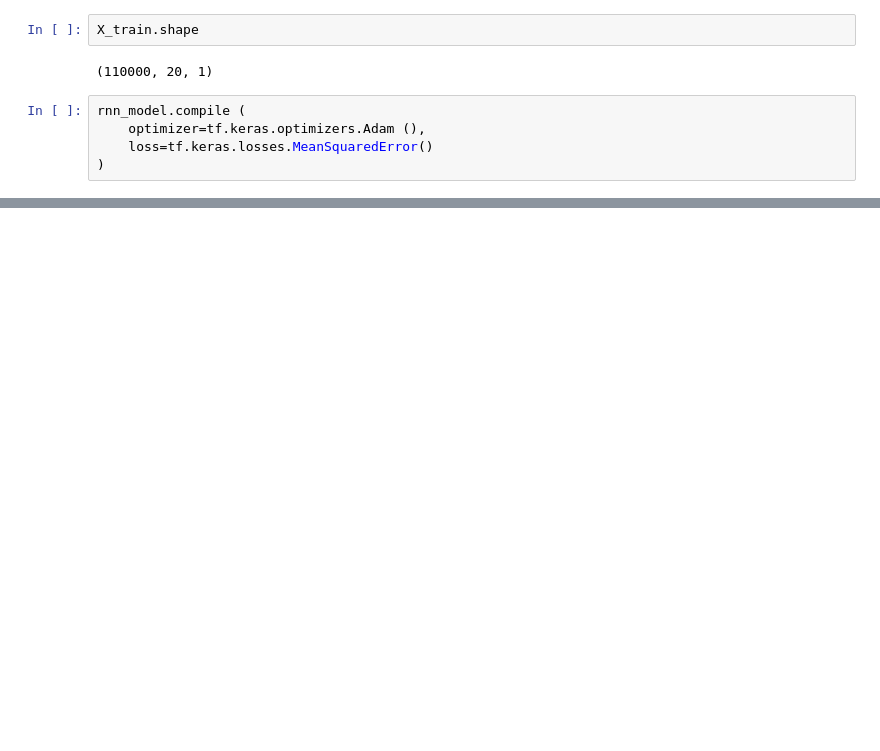
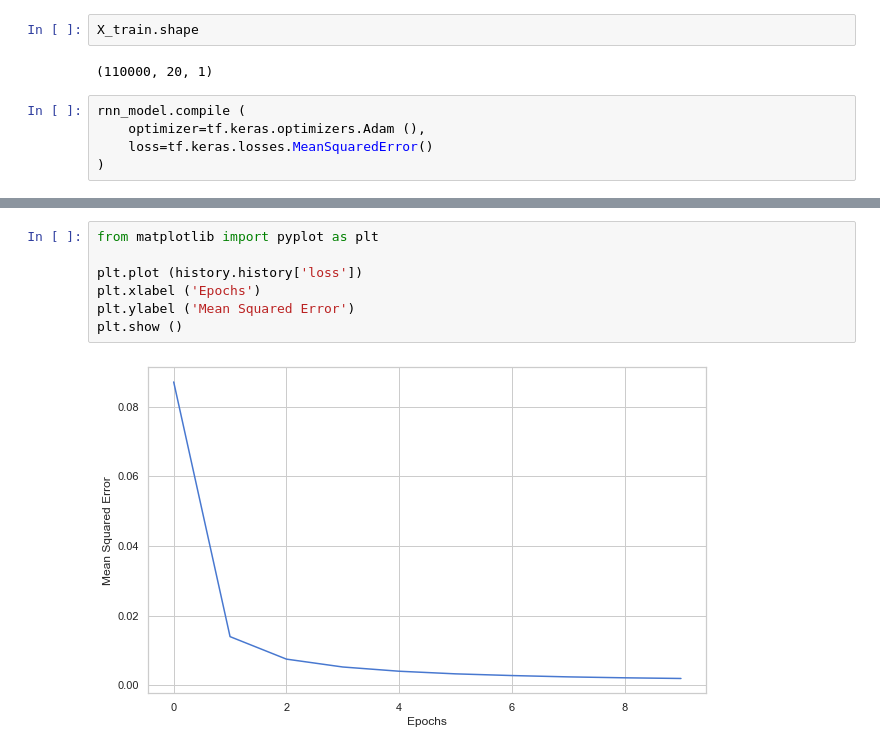
Before and after one commit to Radhika025/Power-Grid-Energy-Consumption-Time-Series-Analysis-and-Prediction, a Jupyter notebook: neuralNetwork.ipynb, the cells around one changed output, grey strips where cells are left out. Saved outputs shown, nothing was run; the diff lists cells and outputs as text; blank space fills up the shorter version.

```diff
--- a/neuralNetwork.ipynb
+++ b/neuralNetwork.ipynb
@@ -212,2 +212,11 @@ Epoch 10/10
+# %%
+from matplotlib import pyplot as plt
+
+plt.plot (history.history['loss'])
+plt.xlabel ('Epochs')
+plt.ylabel ('Mean Squared Error')
+plt.show ()
+# %% [output]
+[figure, added]
 # %%
 rnn_predictions = rnn_model.predict(X_test)
```
Also changed, not shown: parts of 11 cells of this notebook.
